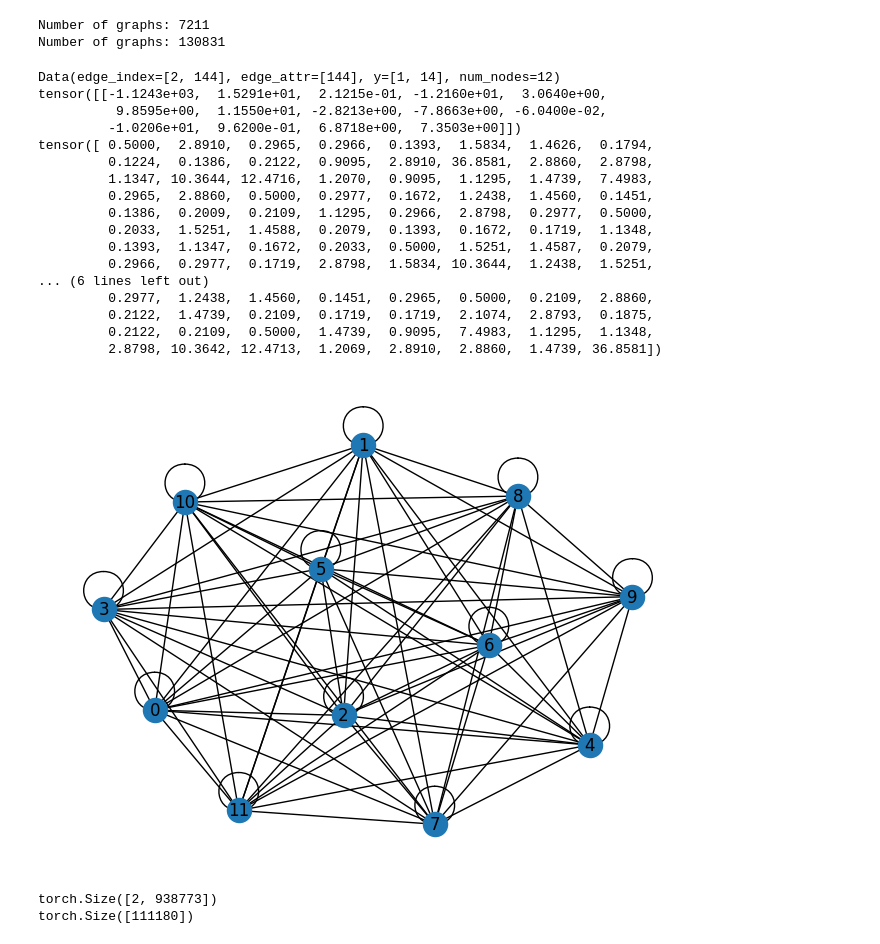
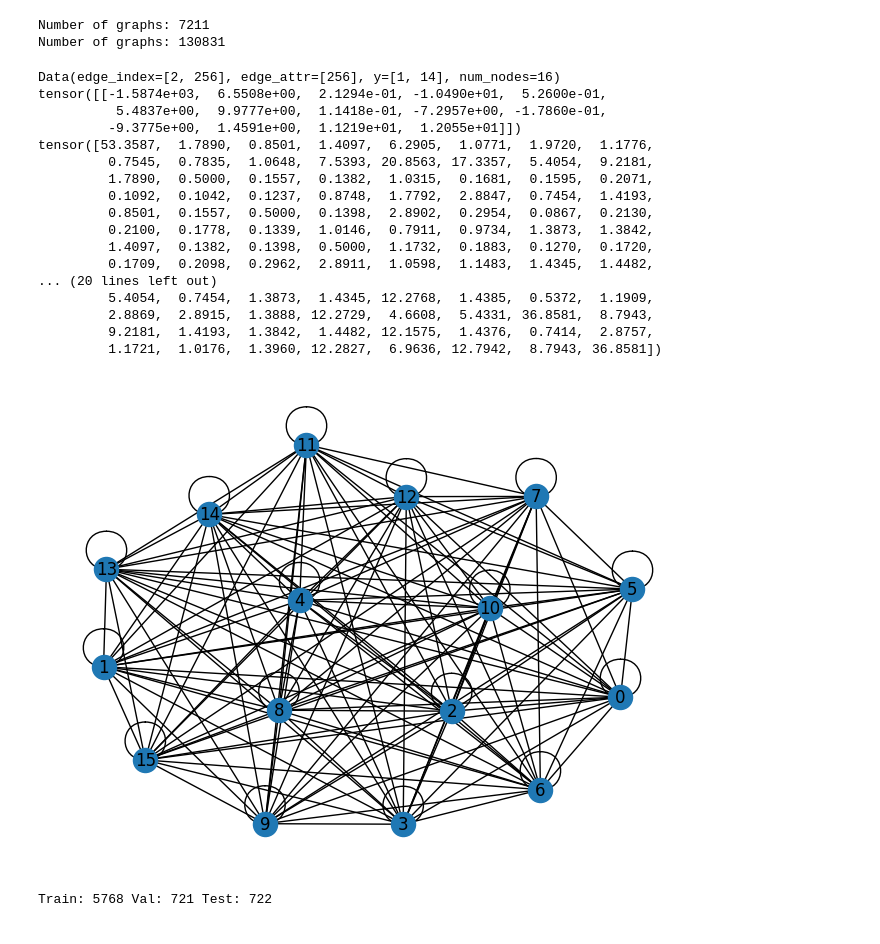
Before and after one commit to wittmajerd/Graph-DL-HW, a Jupyter notebook: Node2vec.ipynb, the cells around one changed output. Drawn from its saved outputs; the diff is of its cells as text; code cells hidden in the pictures.

```diff
--- a/Node2vec.ipynb
+++ b/Node2vec.ipynb
@@ -34,30 +21,30 @@ print(f'Number of graphs: {len(dataset_qm9)}')
 Number of graphs: 7211
 Number of graphs: 130831
 # %%
-i = 45
+i = 6840
 
 print(dataset_qm7b[i])
 print(dataset_qm7b[i].y)
 print(dataset_qm7b[i].edge_attr)
 
 g = to_networkx(dataset_qm7b[i], to_undirected=True)
 nx.draw(g, with_labels=True)
 # %% [output]
-Data(edge_index=[2, 144], edge_attr=[144], y=[1, 14], num_nodes=12)
-tensor([[-1.1243e+03,  1.5291e+01,  2.1215e-01, -1.2160e+01,  3.0640e+00,
-          9.8595e+00,  1.1550e+01, -2.8213e+00, -7.8663e+00, -6.0400e-02,
-         -1.0206e+01,  9.6200e-01,  6.8718e+00,  7.3503e+00]])
-tensor([ 0.5000,  2.8910,  0.2965,  0.2966,  0.1393,  1.5834,  1.4626,  0.1794,
-         0.1224,  0.1386,  0.2122,  0.9095,  2.8910, 36.8581,  2.8860,  2.8798,
-         1.1347, 10.3644, 12.4716,  1.2070,  0.9095,  1.1295,  1.4739,  7.4983,
-         0.2965,  2.8860,  0.5000,  0.2977,  0.1672,  1.2438,  1.4560,  0.1451,
-         0.1386,  0.2009,  0.2109,  1.1295,  0.2966,  2.8798,  0.2977,  0.5000,
-         0.2033,  1.5251,  1.4588,  0.2079,  0.1393,  0.1672,  0.1719,  1.1348,
-         0.1393,  1.1347,  0.1672,  0.2033,  0.5000,  1.5251,  1.4587,  0.2079,
-         0.2966,  0.2977,  0.1719,  2.8798,  1.5834, 10.3644,  1.2438,  1.5251,
-... (6 lines left out)
-         0.2977,  1.2438,  1.4560,  0.1451,  0.2965,  0.5000,  0.2109,  2.8860,
-         0.2122,  1.4739,  0.2109,  0.1719,  0.1719,  2.1074,  2.8793,  0.1875,
-         0.2122,  0.2109,  0.5000,  1.4739,  0.9095,  7.4983,  1.1295,  1.1348,
-         2.8798, 10.3642, 12.4713,  1.2069,  2.8910,  2.8860,  1.4739, 36.8581])
+Data(edge_index=[2, 256], edge_attr=[256], y=[1, 14], num_nodes=16)
+tensor([[-1.5874e+03,  6.5508e+00,  2.1294e-01, -1.0490e+01,  5.2600e-01,
+          5.4837e+00,  9.9777e+00,  1.1418e-01, -7.2957e+00, -1.7860e-01,
+         -9.3775e+00,  1.4591e+00,  1.1219e+01,  1.2055e+01]])
+tensor([53.3587,  1.7890,  0.8501,  1.4097,  6.2905,  1.0771,  1.9720,  1.1776,
+         0.7545,  0.7835,  1.0648,  7.5393, 20.8563, 17.3357,  5.4054,  9.2181,
+         1.7890,  0.5000,  0.1557,  0.1382,  1.0315,  0.1681,  0.1595,  0.2071,
+         0.1092,  0.1042,  0.1237,  0.8748,  1.7792,  2.8847,  0.7454,  1.4193,
+         0.8501,  0.1557,  0.5000,  0.1398,  2.8902,  0.2954,  0.0867,  0.2130,
+         0.2100,  0.1778,  0.1339,  1.0146,  0.7911,  0.9734,  1.3873,  1.3842,
+         1.4097,  0.1382,  0.1398,  0.5000,  1.1732,  0.1883,  0.1270,  0.1720,
+         0.1709,  0.2098,  0.2962,  2.8911,  1.0598,  1.1483,  1.4345,  1.4482,
+... (20 lines left out)
+         5.4054,  0.7454,  1.3873,  1.4345, 12.2768,  1.4385,  0.5372,  1.1909,
+         2.8869,  2.8915,  1.3888, 12.2729,  4.6608,  5.4331, 36.8581,  8.7943,
+         9.2181,  1.4193,  1.3842,  1.4482, 12.1575,  1.4376,  0.7414,  2.8757,
+         1.1721,  1.0176,  1.3960, 12.2827,  6.9636, 12.7942,  8.7943, 36.8581])
-[figure, old version]
+[figure, new version]
@@ -82,8 +50,0 @@ for i in range(len(dataset_qm7b)):
-# %%
-edge_index = torch.tensor(list(combined_graph.edges()), dtype=torch.long).t().contiguous()
-x = torch.tensor(list(combined_graph.nodes()), dtype=torch.float)
-print(edge_index.shape)
-print(x.shape)
-# %% [output]
-torch.Size([2, 938773])
-torch.Size([111180])
@@ -114,0 +51,14 @@ for epoch in range(1, 10):
+# %%
+length = len(dataset_qm7b)
+idx = np.random.permutation(length)
+train_idx = idx[:int(0.8*length)]
+val_idx = idx[int(0.8*length):int(0.9*length)]
+test_idx = idx[int(0.9*length):]
+
+train = [dataset_qm7b[i] for i in train_idx]
+val = [dataset_qm7b[i] for i in val_idx]
+test = [dataset_qm7b[i] for i in test_idx]
+
+print(f'Train: {len(train)} Val: {len(val)} Test: {len(test)}')
+# %% [output]
+Train: 5768 Val: 721 Test: 722
```
Also changed, not shown: parts of 14 cells of this notebook.
